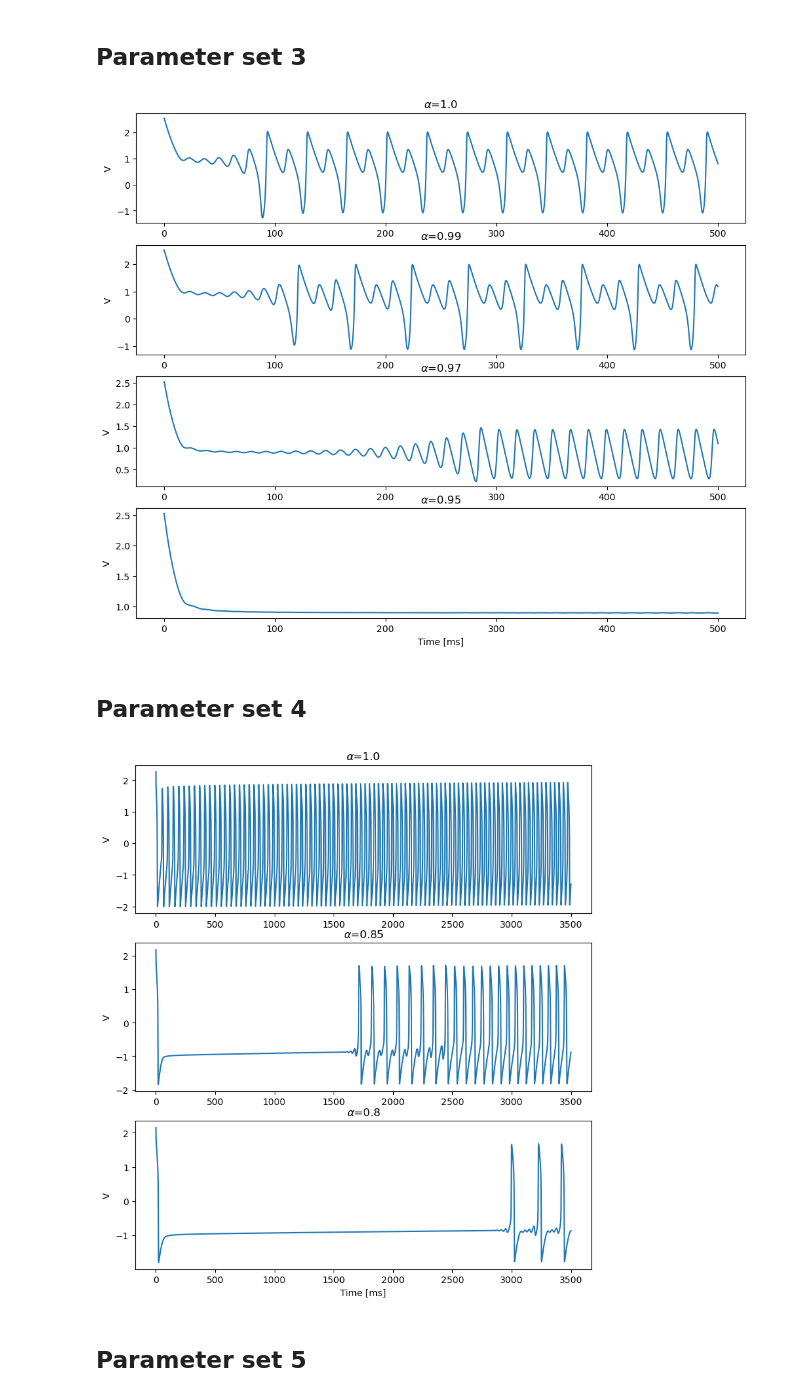
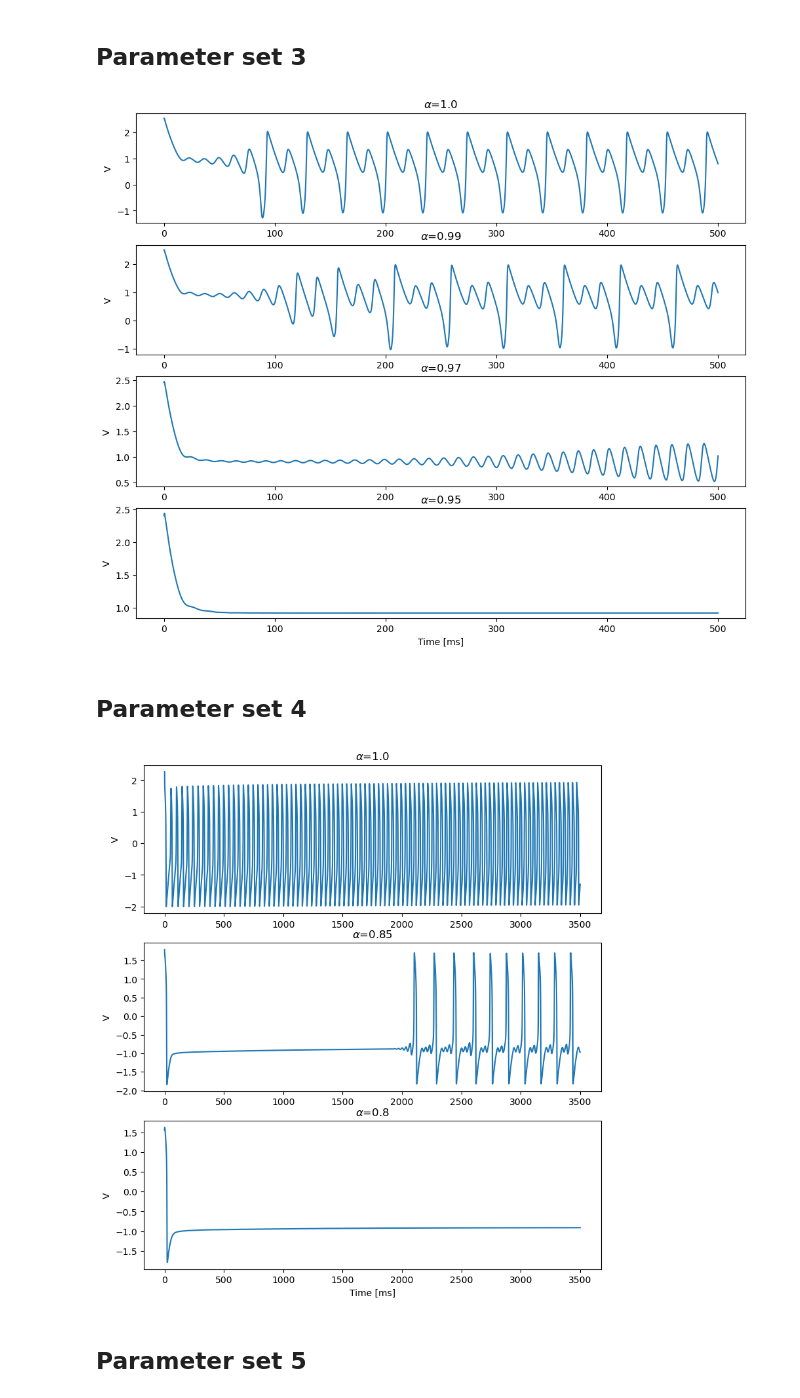
Before and after one commit to brainpy/examples, a Jupyter notebook: neurons/2019_Fractional_order_FHR_model.ipynb, the cells around one changed output. Saved outputs shown, nothing was run; the diff lists cells and outputs as text; code cells hidden in the pictures.

```diff
--- a/neurons/2019_Fractional_order_FHR_model.ipynb
+++ b/neurons/2019_Fractional_order_FHR_model.ipynb
@@ -18,7 +18,7 @@ def run_model(model, inputs, length):
 # %%
 dt = 0.1
 Iext = 0.3125
-duration = 3500
+duration = 4000
 neuron_pars = dict(a=0.7, b=0.8, c=-0.775, d=1., delta=0.08, mu=0.0001)
 # %%
 alphas = [1.0, 0.98, 0.95]
@@ -27,7 +27,7 @@ plt.figure(figsize=(9, 10))
 for i, alpha in enumerate(alphas):
     neuron = bp.dyn.FractionalFHR(1,
                                   alpha=alpha,
-                                  num_step=int(duration/dt),
+                                  num_memory=4000,
                                   **neuron_pars)
     runner = run_model(neuron, inputs=['input', Iext], length=duration)
     neuron.set_init({'w': -0.1, 'y': 0.1})
@@ -54,7 +53,7 @@ plt.figure(figsize=(12, 10))
 for i, alpha in enumerate(alphas):
     neuron = bp.dyn.FractionalFHR(1,
                                   alpha=alpha,
-                                  num_step=int(duration/dt),
+                                  num_memory=4000,
                                   **neuron_pars)
     runner = run_model(neuron, inputs=['input', Iext], length=duration)
 
@@ -80,7 +78,6 @@ plt.figure(figsize=(12, 10))
 for i, alpha in enumerate(alphas):
     neuron = bp.dyn.FractionalFHR(1,
                                   alpha=alpha,
-                                  num_step=int(duration/dt),
                                   **neuron_pars)
     runner = run_model(neuron, inputs=['input', Iext], length=duration)
 
@@ -91,7 +88,7 @@ for i, alpha in enumerate(alphas):
 plt.xlabel('Time [ms]')
 plt.show()
 # %% [output]
-[figure, old version]
+[figure, new version]
 # %% [markdown]
 ## Parameter set 4
 # %%
@@ -102,22 +98,22 @@ neuron_pars = dict(a=0.7, b=0.8, c=1.3, d=1., delta=0.08, mu=0.0001)
 # %%
 alphas = [1.0, 0.85, 0.80]
 
 plt.figure(figsize=(9, 10))
 for i, alpha in enumerate(alphas):
     neuron = bp.dyn.FractionalFHR(1,
                                   alpha=alpha,
-                                  num_step=int(duration/dt),
+                                  num_memory=3000,
                                   **neuron_pars)
     runner = run_model(neuron, inputs=['input', Iext], length=duration)
 
     plt.subplot(len(alphas), 1, i+1)
     plt.plot(runner.mon.ts, runner.mon.V[:, 0])
     plt.title(r'$\alpha$=' + str(alphas[i]))
     plt.ylabel('V')
 plt.xlabel('Time [ms]')
 plt.show()
 # %% [output]
-[figure, old version]
+[figure, new version]
 # %% [markdown]
 ## Parameter set 5
 # %%
```
Also changed, not shown: parts of 8 cells of this notebook.
